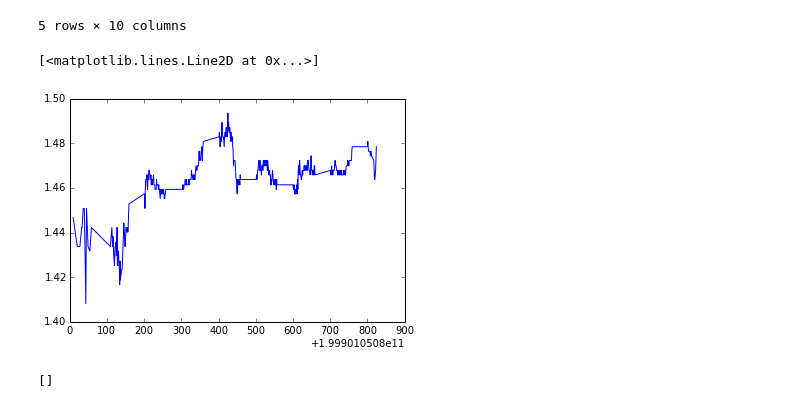
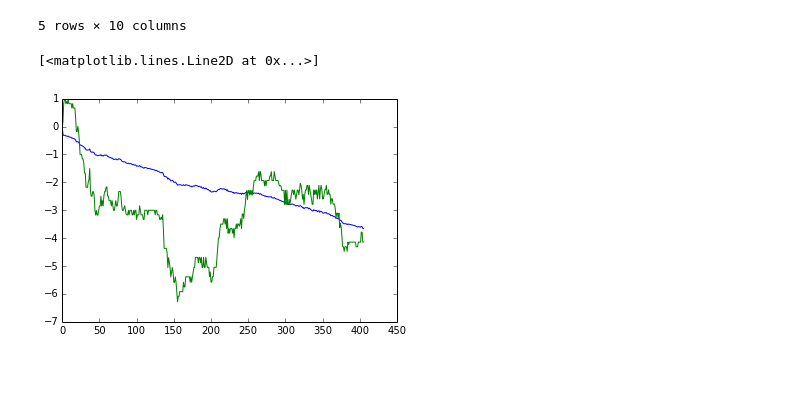
Before and after one commit to rmorshea/quantfi, a Jupyter notebook: kswidget.ipynb, the cells around one changed output. Cells and saved outputs as stored; diff of their text form; code cells hidden in the pictures; blank space fills up the shorter version.

Commit message:
rudamentary plotting tool with sliders

```diff
--- a/kswidget.ipynb
+++ b/kswidget.ipynb
@@ -56,9 +46,9 @@ while formed_date!=date_range[9:]:
 19001231
 19010101
 # %%
-aapl_01to02,empty_list = qqd.get_daily_data('aapl','19990105')
-index = [int(i.strftime('%Y%m%d%H%M')) for i in aapl_01to02.index]
-returns = qqd.calc_returns(aapl_01to02)
+aapl,empty_list = qqd.get_daily_data('aapl','19990205')
+t_series = qqd.get_tseries(aapl.index)
+returns = qqd.calc_returns(aapl)
 aapl_01to02[:5]
 # %% [output]
 |  | open | high | low | close | volume | splits | earnings | dividends | returns | log returns |
@@ -69,12 +59,9 @@ aapl_01to02[:5]
 | 1999-01-05 08:27:00 | 1.43372 | 1.43372 | 1.43372 | 1.43372 | 29294.4 | 28 | 0 | 0 | 0.000000 | 0.000000 |
 | 1999-01-05 08:32:00 | 1.44226 | 1.44226 | 1.44226 | 1.44226 | 14647.2 | 28 | 0 | 0 | 0.005957 | 0.005939 |
 5 rows × 10 columns
-# %%
-plt.plot(index,aapl_01to02['OPEN'])
-# %% [output]
-[<matplotlib.lines.Line2D at 0x...>]
-[figure, removed]
-# %%
-print empty_list
-# %% [output]
-[]
+# %%
+plt.plot(brwnnexp.etrace('price',t_series,aapl.close,1,0.1,0))#,p_init=1.44669))
+plt.plot(brwnnexp.etrace('price',t_series,aapl.close,0,0.01,0))#,p_init=1.44669))
+# %% [output]
+[<matplotlib.lines.Line2D at 0x...>]
+[figure, added]
```
Also changed, not shown: parts of 7 cells of this notebook.
